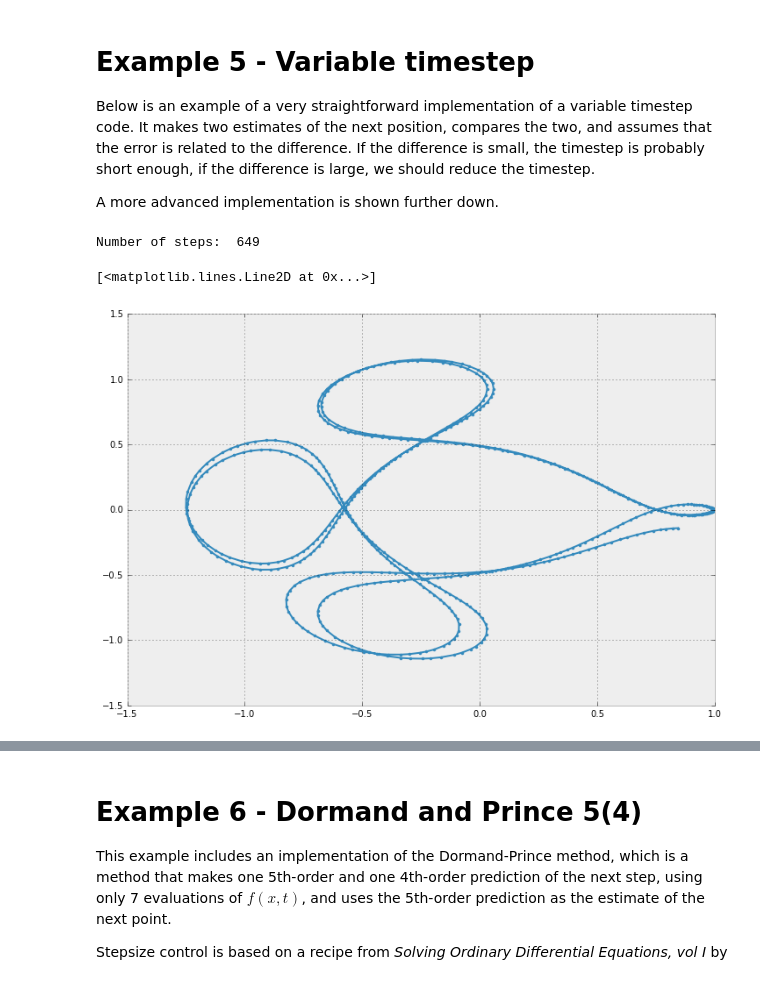
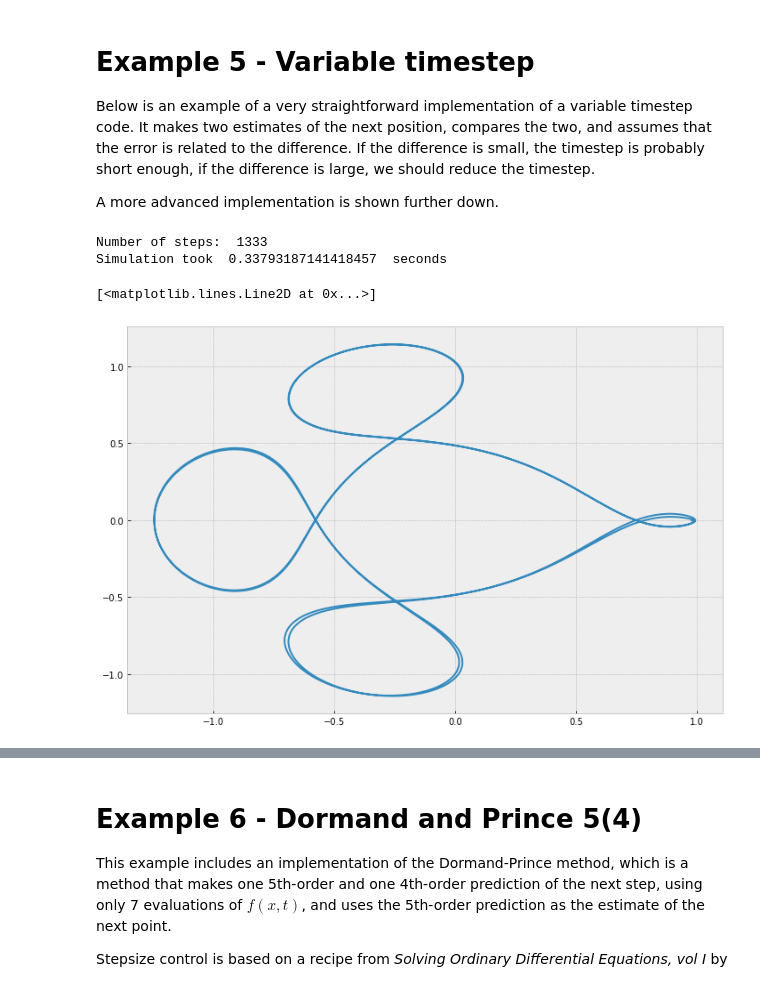
Before and after one commit to nordam/ComputationalPhysics, a Jupyter notebook: Notebooks/ODE.ipynb, the cells around one changed output, grey strips where cells are left out. Saved outputs shown, nothing was run; the diff lists cells and outputs as text; code cells hidden in the pictures.

```diff
--- a/Notebooks/ODE.ipynb
+++ b/Notebooks/ODE.ipynb
@@ -293,13 +296,18 @@ X0 = np.array([
     ])
 
 
-h  = 1e-3
 # Intergrate for a duration equal to 2T.
 # If the error after the first orbit is too large,
 # the second orbit will be completely off.
 # Try experimenting with the timestep.
+h  = 5e-4
+
+# Also, measure the time of the calculation
+tic = time()
 Xs, Ts = trajectory(X0, t, 2*T, h, fa, rk4)
+toc = time()
 print('Number of steps: ', len(Ts))
+print('Simulation took ', toc - tic, ' seconds')
 
 fig = plt.figure(figsize = (12, 8))
 plt.plot(Xs[:,0], Xs[:,2])
@@ -376,27 +385,30 @@ def variable_step_trajectory(X0, T0, Tmax, h, f, integrator, tol = 1e-3):
 # %%
 t  = 0
 T  = 17.06521656015796
 X0 = np.array([
          0.994, # y1(0)
          0.0,   # y1'(0)
          0.0,   # y2(0)a
         -2.001585106379082522405 # y2'(0)
     ])
 
 
 # Starting timestep
 h0 = 1e-3
 # Again integrating two orbits. Compare number of steps to R-K 4 above.
-Xs, Ts = variable_step_trajectory(X0, t, 2*T, h0, fa, rk43, tol = 1e-5)
+tic = time()
+Xs, Ts = variable_step_trajectory(X0, t, 2*T, h0, fa, rk43, tol = 1e-6)
+toc = time()
 print('Number of steps: ', len(Ts))
+print('Simulation took ', toc - tic, ' seconds')
 
 fig = plt.figure(figsize = (12, 8))
-# Include markers a each point to illustrate stepsize
-plt.plot(Xs[:,0], Xs[:,2], marker = '.')
+plt.plot(Xs[:,0], Xs[:,2])
 # %% [output]
-Number of steps:  649
+Number of steps:  1333
+Simulation took  0.33793187141418457  seconds
 [<matplotlib.lines.Line2D at 0x...>]
-[figure, old version]
+[figure, new version]
 # %%
 # Plot steplengths as function of time
 hs = Ts[1:] - Ts[:-1]
```
Also changed, not shown: parts of 19 cells of this notebook.
